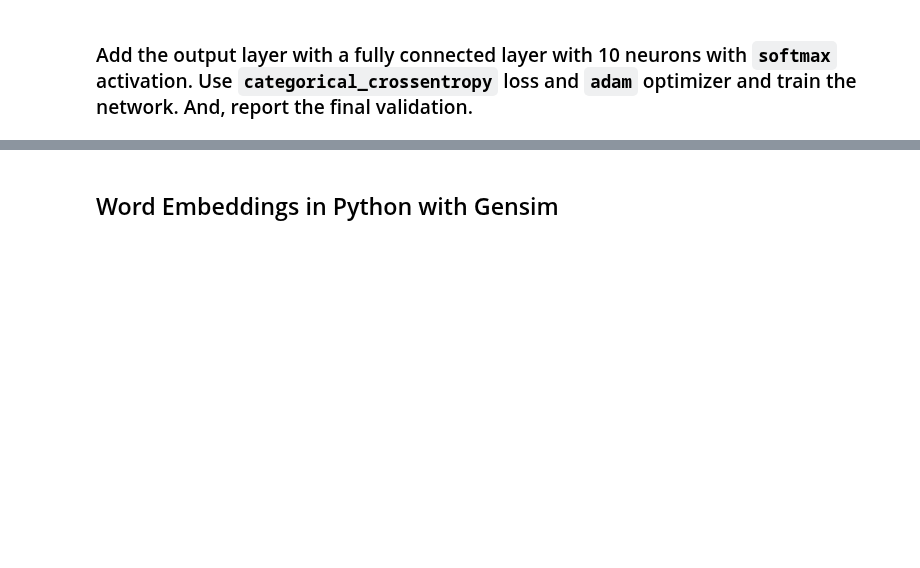
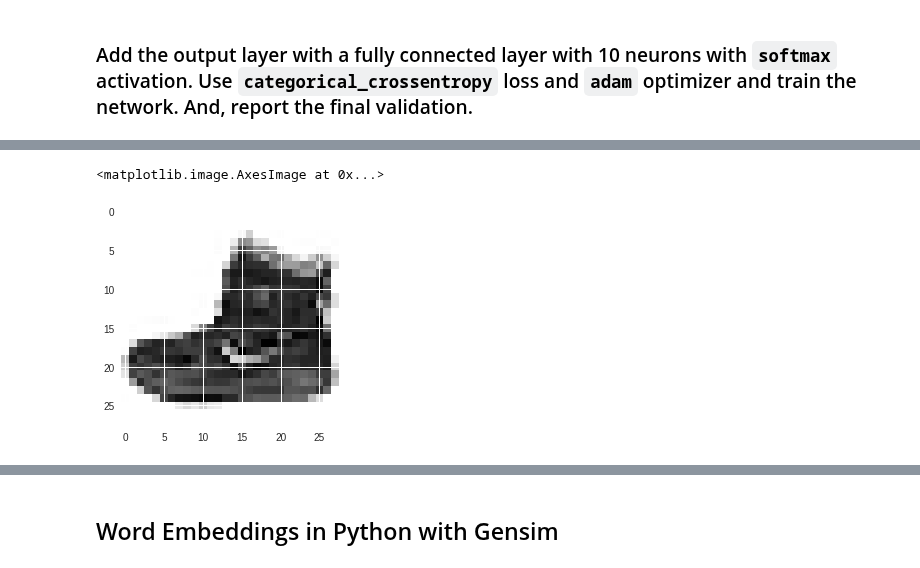
Before and after one commit to GreatLearningAIML1/chennai-aug-batch-senthilvelavan, a Jupyter notebook: Residency7-External/R7_ExternalLab_Questions.ipynb, the cells around one changed output, grey strips where cells are left out. Saved outputs shown, nothing was run; the diff lists cells and outputs as text; code cells hidden in the pictures; blank space fills up the shorter version.

```diff
--- a/Residency7-External/R7_ExternalLab_Questions.ipynb
+++ b/Residency7-External/R7_ExternalLab_Questions.ipynb
@@ -133,10 +80,16 @@ model.add(tf.keras.layers.BatchNormalization())
 model.add(tf.keras.layers.Dense(200))
 model.add(tf.keras.layers.Activation('relu'))
 
+#Normalize the data
+model.add(tf.keras.layers.BatchNormalization())
+
 # Fully Connected Layer
 model.add(tf.keras.layers.Dense(100))
 model.add(tf.keras.layers.Activation('relu'))
 
+#Normalize the data
+model.add(tf.keras.layers.BatchNormalization())
+
 # Dropout
 model.add(tf.keras.layers.Dropout(0.25))
 # %% [markdown]
@@ -146,10 +99,11 @@ model.add(tf.keras.layers.Dropout(0.25))
 model.add(tf.keras.layers.Dense(10))
 model.add(tf.keras.layers.Activation('softmax'))
 
-sgd_optimizer = tf.keras.optimizers.SGD(lr=0.3)
+#sgd_optimizer = tf.keras.optimizers.SGD(lr=0.3)
+adam_optimizer = tf.keras.optimizers.Adam(lr=0.001, beta_1=0.9, beta_2=0.999, epsilon=None, decay=0.0, amsgrad=False)
 
 #Comile the model
-model.compile(optimizer=sgd_optimizer, loss='categorical_crossentropy', metrics=['accuracy'])
+model.compile(optimizer=adam_optimizer, loss='categorical_crossentropy', metrics=['accuracy'])
 # %%
 model.fit(X_train, Y_train,
           validation_data=(X_test, Y_test),
@@ -230,0 +179,5 @@ Epoch 30/30
+# %%
+plt.imshow(X_train[0])
+# %% [output]
+<matplotlib.image.AxesImage at 0x...>
+[figure, added]
```
Also changed, not shown: parts of 23 cells of this notebook.
